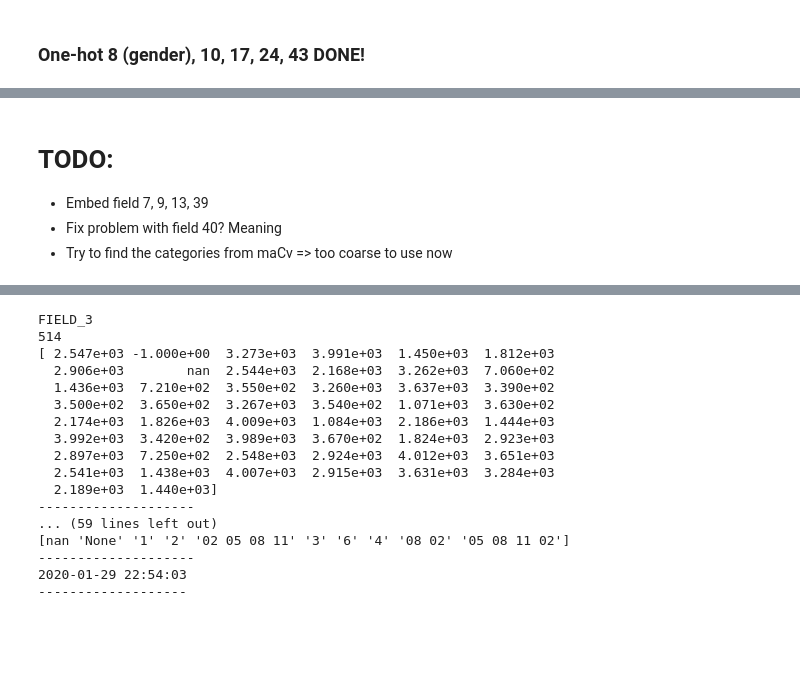
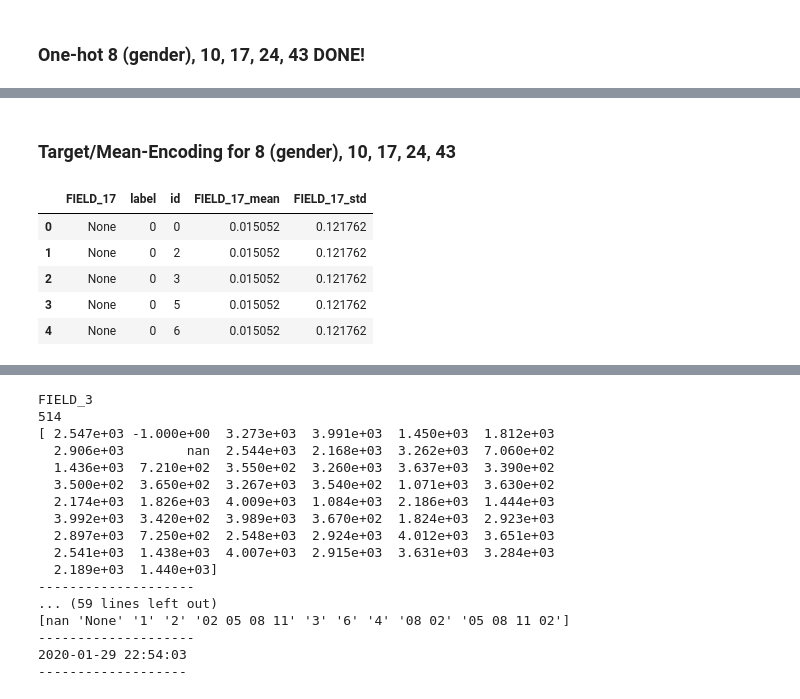
Before and after one commit to alerk/ml_class, a Jupyter notebook: 13.0.kalapa_challenge_eda.ipynb, the cells around one changed output, grey strips where cells are left out. Cells and saved outputs as stored; diff of their text form; code cells hidden in the pictures; blank space fills up the shorter version.

```diff
--- a/13.0.kalapa_challenge_eda.ipynb
+++ b/13.0.kalapa_challenge_eda.ipynb
@@ -471,5 +482,27 @@ Test
-# %% [markdown]
-# TODO:
-- Embed field 7, 9, 13, 39
-- Fix problem with field 40? Meaning
-- Try to find the categories from maCv => too coarse to use now
+# %% [markdown]
+### Target/Mean-Encoding for 8 (gender), 10, 17, 24, 43
+# %%
+df_backup = pdfTrain.copy()
+# %%
+# Reload pdfTrain
+pdfTrain = df_backup.copy()
+# %%
+d = 17
+cName = "FIELD_%d" % d
+pdf = pdfTrain
+meanEcd = pdf.groupby([cName], as_index=False).agg({"label":["mean", "std"]})
+meanEcd.columns = ["_".join(x) for x in meanEcd.columns.ravel()]
+meanEcd = meanEcd.rename(columns={cName+"_": cName,
+                                  "label_mean": cName+"_mean",
+                                  "label_std": cName+"_std"})
+# display(meanEcd)
+pdfTrain = pd.merge(pdfTrain, meanEcd, on=cName, how="inner")
+display(pdfTrain[[cName, "label", "id", cName+"_mean", cName+"_std"]].iloc[:5])
+printRuntime()
+# %% [output]
+|  | FIELD_17 | label | id | FIELD_17_mean | FIELD_17_std |
+| 0 | None | 0 | 0 | 0.015052 | 0.121762 |
+| 1 | None | 0 | 2 | 0.015052 | 0.121762 |
+| 2 | None | 0 | 3 | 0.015052 | 0.121762 |
+| 3 | None | 0 | 5 | 0.015052 | 0.121762 |
+| 4 | None | 0 | 6 | 0.015052 | 0.121762 |
```
Also changed, not shown: parts of 24 cells of this notebook, 5 other files.
